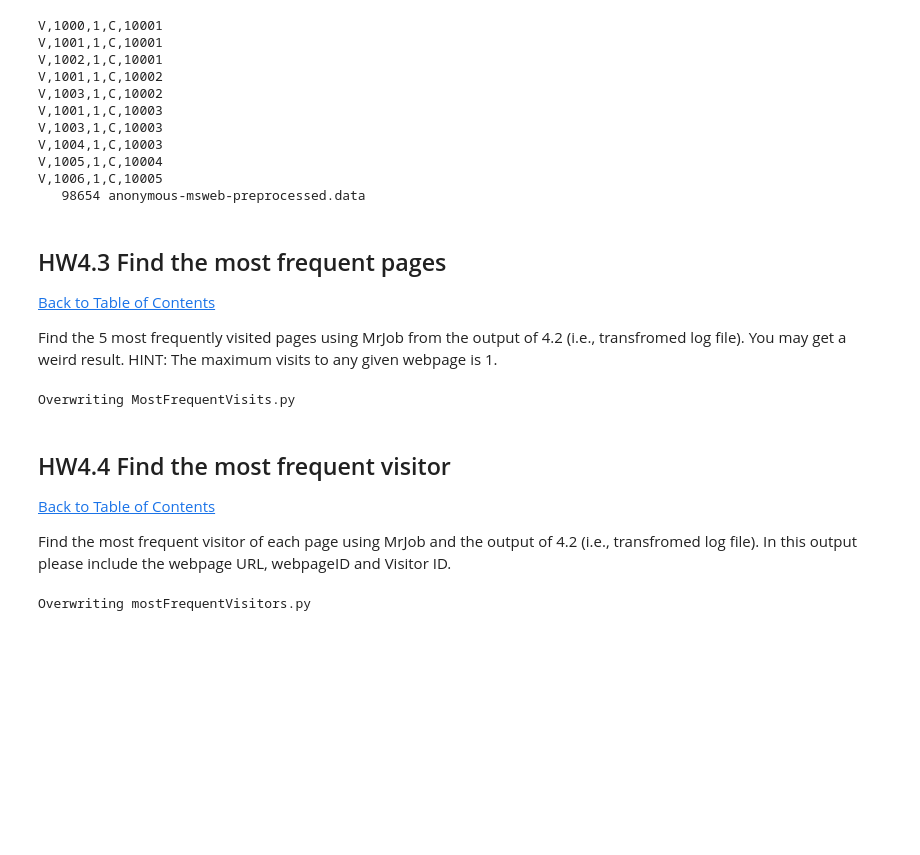
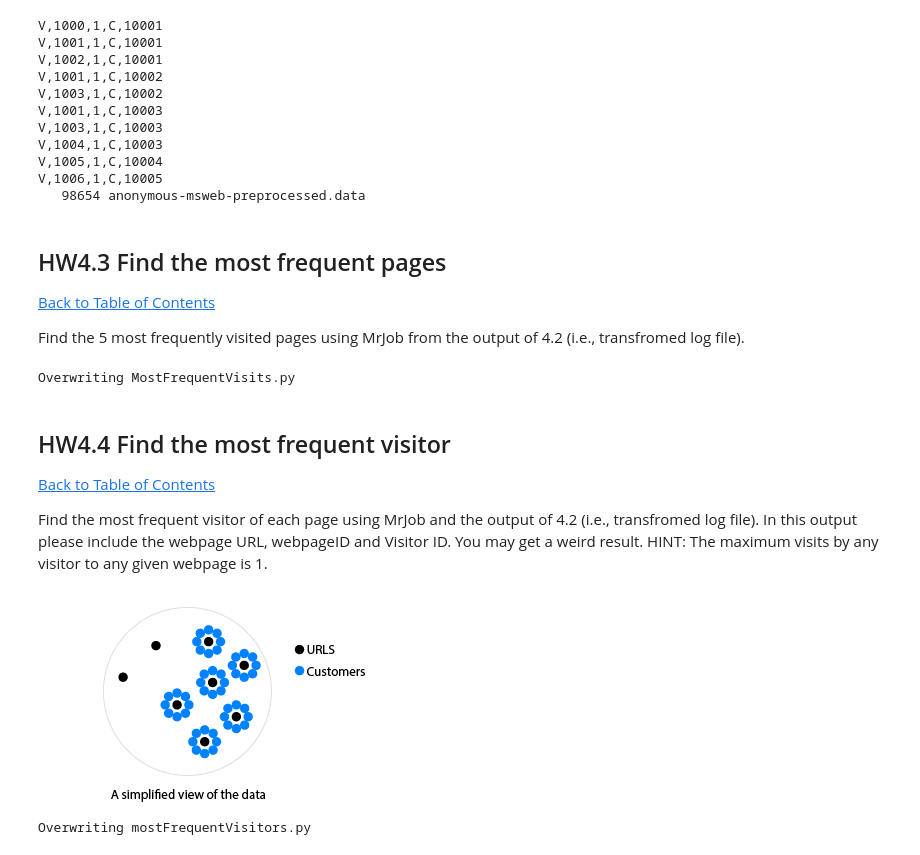
Before and after one commit to saifrahmed/Spring2017, a Jupyter notebook: HW4/MIDS-W261-HW-04-TEMPLATE.ipynb, the cells around one changed output. Cells and saved outputs as stored; diff of their text form; code cells hidden in the pictures; blank space fills up the shorter version.

Commit message:
move hint from  question 4.3 to question 4.4, and clarify

```diff
--- a/HW4/MIDS-W261-HW-04-TEMPLATE.ipynb
+++ b/HW4/MIDS-W261-HW-04-TEMPLATE.ipynb
@@ -192,7 +192,7 @@ V,1006,1,C,10005
 
 [Back to Table of Contents](#TOC)
 
-Find the 5 most frequently visited pages using MrJob from the output of 4.2 (i.e., transfromed log file). You may get a weird result.  HINT: The maximum visits to any given webpage is 1.
+Find the 5 most frequently visited pages using MrJob from the output of 4.2 (i.e., transfromed log file).
 # %%
 %%writefile MostFrequentVisits.py
 #!/usr/bin/env python
@@ -210,4 +210,4 @@ Overwriting MostFrequentVisits.py
 
 [Back to Table of Contents](#TOC)
 
-Find the most frequent visitor of each page using MrJob and the output of 4.2  (i.e., transfromed log file). In this output please include the webpage URL, webpageID and Visitor ID.
+Find the most frequent visitor of each page using MrJob and the output of 4.2  (i.e., transfromed log file). In this output please include the webpage URL, webpageID and Visitor ID.  You may get a weird result.  HINT: The maximum visits by any visitor to any given webpage is 1.
@@ -214,3 +216,7 @@ Find the most frequent visitor of each page using MrJob and the output of 4.2  (
+# %%
+Image('ms-data.png')
+# %% [output]
+[figure, added]
 # %%
 %%writefile mostFrequentVisitors.py
 #!/usr/bin/env python
```
Also changed, not shown: parts of 2 cells of this notebook, 1 other file.
